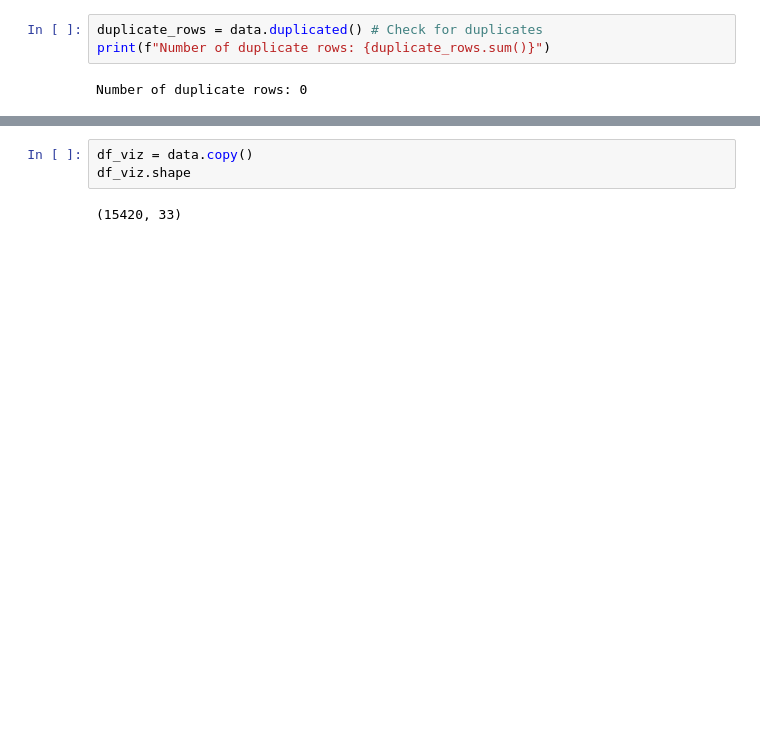
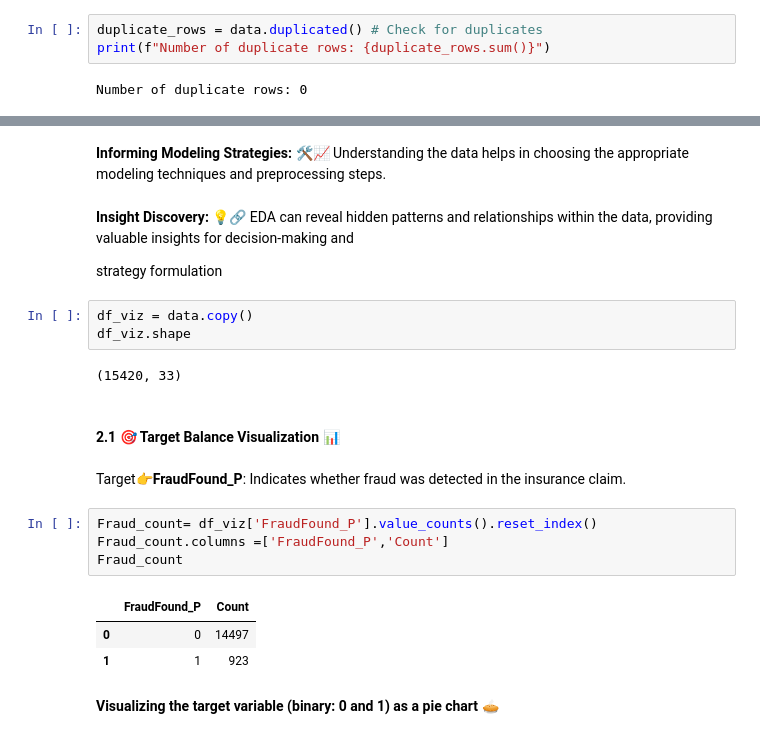
Before and after one commit to MedAzizdotcom/Fraud-detection-MLops-Project, a Jupyter notebook: notebooks/EDA_Fraud_Detection.ipynb, the cells around one changed output, grey strips where cells are left out. Cells and saved outputs as stored; diff of their text form; blank space fills up the shorter version.

Commit message:
Updated EDA notebook with additional insights and observations

```diff
--- a/notebooks/EDA_Fraud_Detection.ipynb
+++ b/notebooks/EDA_Fraud_Detection.ipynb
@@ -108,5 +157,25 @@ Summary
+# %% [markdown]
+**Informing Modeling Strategies:** 🛠️📈   Understanding the data helps in choosing the appropriate modeling techniques and preprocessing steps.
+# %% [markdown]
+**Insight Discovery:** 💡🔗 EDA can reveal hidden patterns and relationships within the data, providing valuable insights for decision-making and
+
+strategy formulation
 # %%
 df_viz = data.copy()
 df_viz.shape
 # %% [output]
 (15420, 33)
+# %% [markdown]
+#### **2.1 🎯 Target Balance Visualization** 📊
+# %% [markdown]
+Target👉**FraudFound_P**: Indicates whether fraud was detected in the insurance claim.
+# %%
+Fraud_count= df_viz['FraudFound_P'].value_counts().reset_index()
+Fraud_count.columns =['FraudFound_P','Count']
+Fraud_count
+# %% [output]
+|  | FraudFound_P | Count |
+| 0 | 0 | 14497 |
+| 1 | 1 | 923 |
+# %% [markdown]
+**Visualizing the target variable (binary: 0 and 1) as a pie chart 🥧**
```
Also changed, not shown: parts of 57 cells of this notebook.
